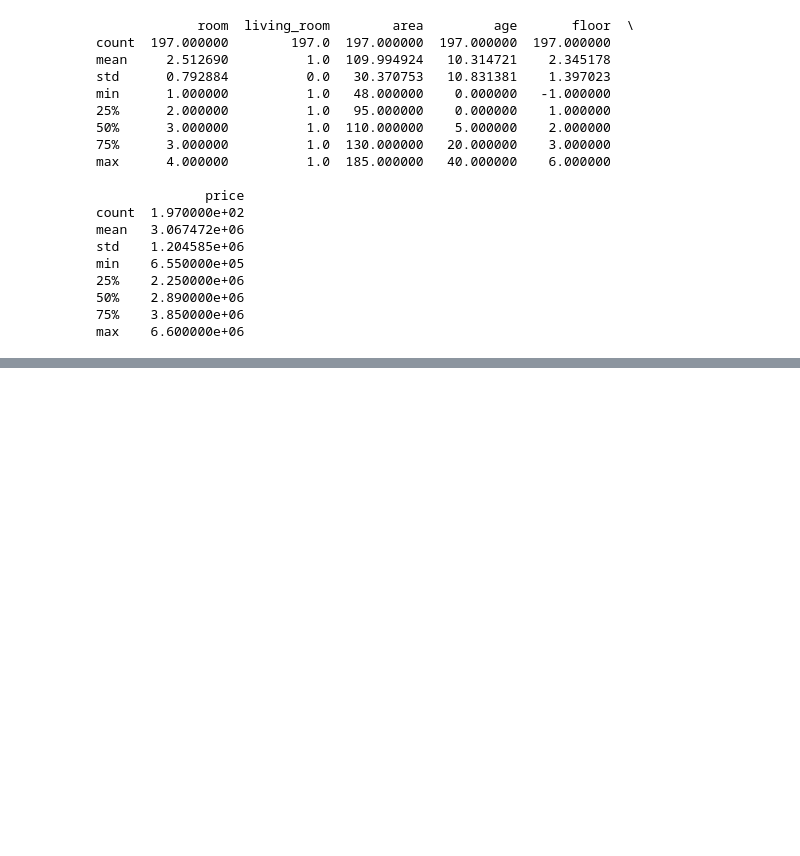
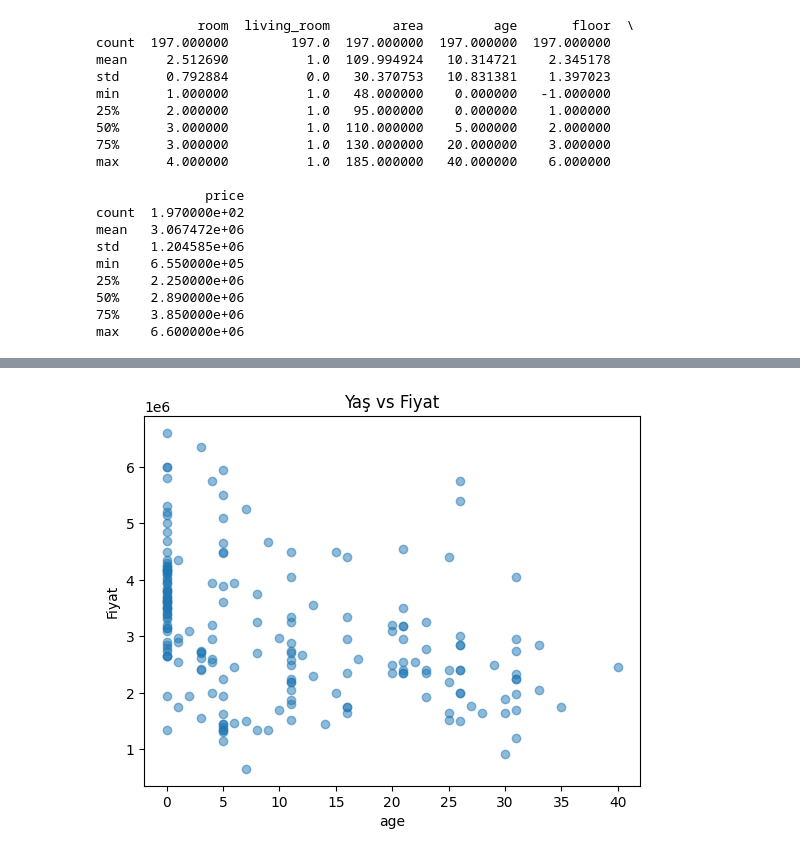
Before and after one commit to SEMAEROL/RentEstimate, a Jupyter notebook: istatiksel_inceleme.ipynb, the cells around one changed output, grey strips where cells are left out. Cells and saved outputs as stored; diff of their text form; code cells hidden in the pictures; blank space fills up the shorter version.

```diff
--- a/istatiksel_inceleme.ipynb
+++ b/istatiksel_inceleme.ipynb
@@ -131,0 +157,8 @@ df.to_csv('data_cleaned.csv', index=False)
+# %%
+plt.scatter(df["age"], df["price"], alpha=0.5)
+plt.xlabel("age")
+plt.ylabel("Fiyat")
+plt.title("Yaş vs Fiyat")
+plt.show()
+# %% [output]
+[figure, added]
```
Also changed, not shown: parts of 8 cells of this notebook, 7 other files.
